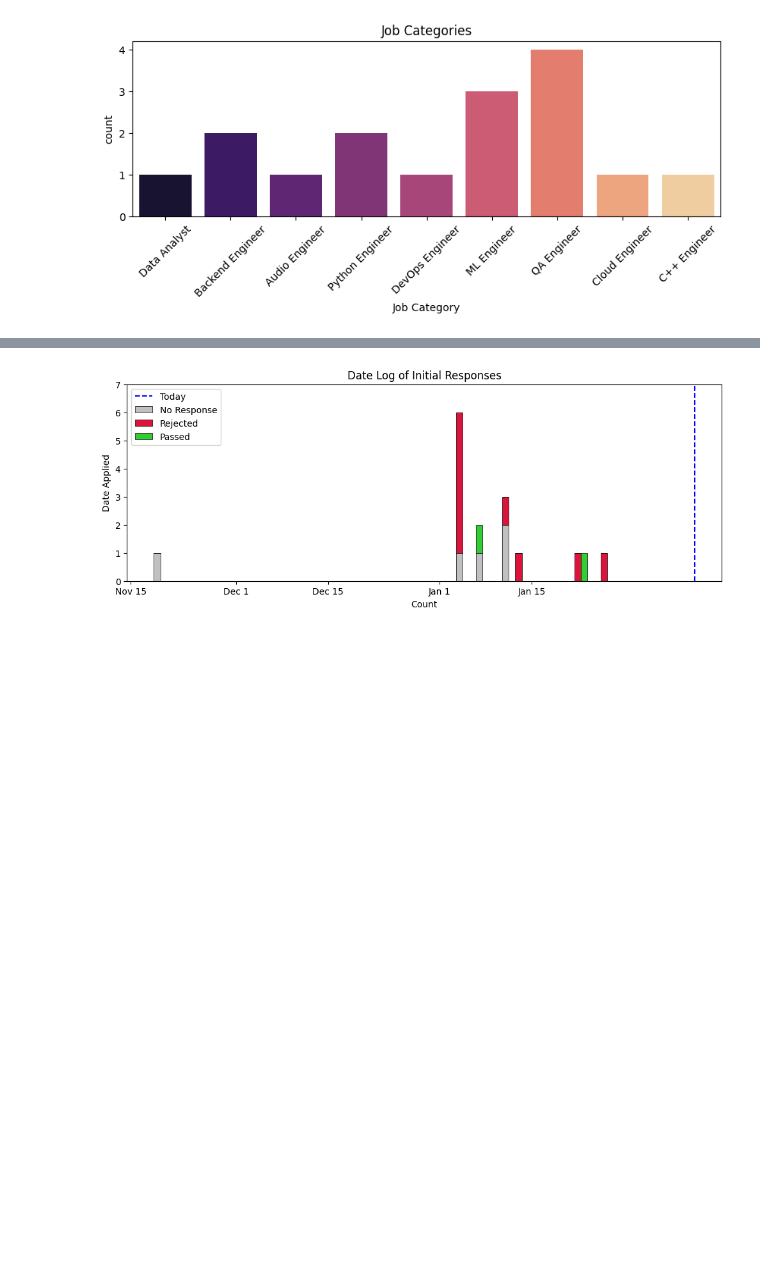
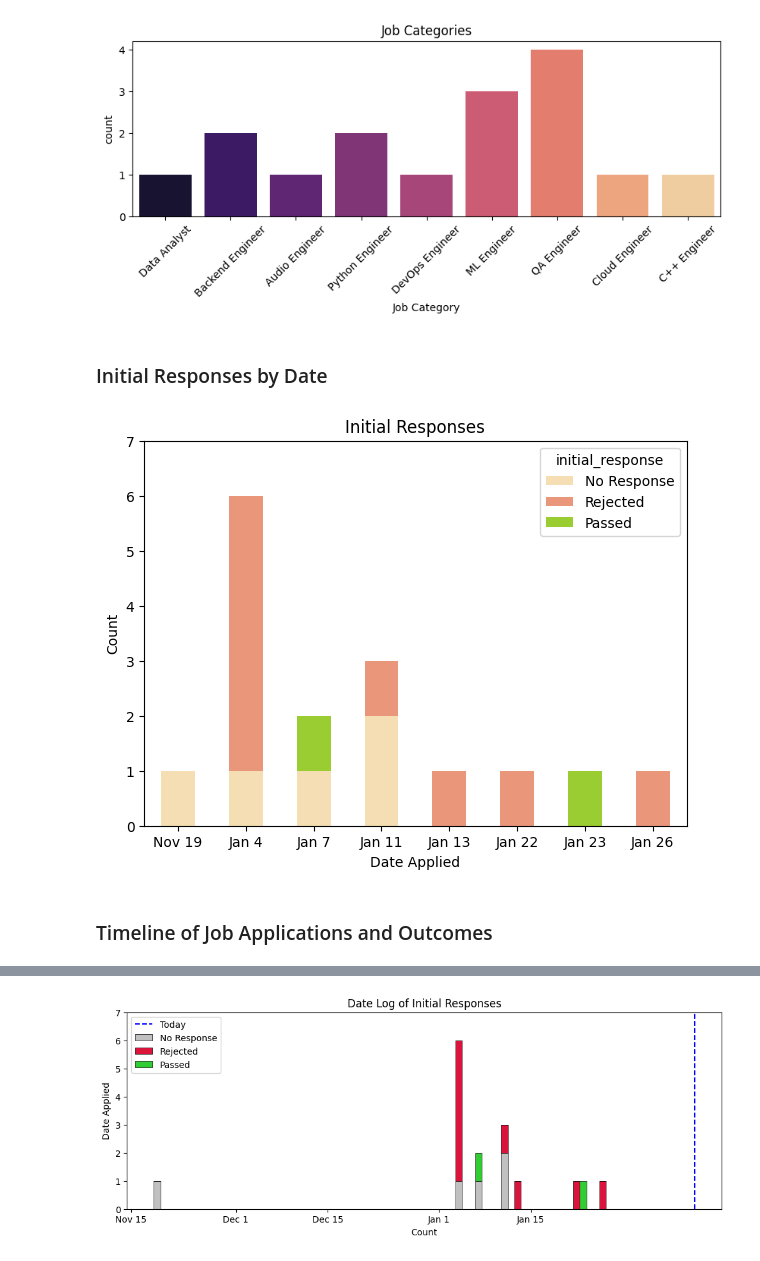
Before and after one commit to emilycardwell/my-jobs, a Jupyter notebook: jobs.ipynb, the cells around one changed output, grey strips where cells are left out. Saved outputs shown, nothing was run; the diff lists cells and outputs as text; code cells hidden in the pictures; blank space fills up the shorter version.

```diff
--- a/jobs.ipynb
+++ b/jobs.ipynb
@@ -195,0 +156,2 @@ jobs_df
+# %%
+jobs_df = old_jobs_df
@@ -202,3 +166,5 @@ plt.xticks(rotation=45)
 plt.show(fig1)
 # %% [output]
 [figure]
+# %% [markdown]
+### Initial Responses by Date
@@ -204,0 +175,20 @@ plt.show(fig1)
+# %%
+resp_graph = graph_df.loc[:, ['No Response', 'Rejected', 'Passed']].plot(
+    figsize=(7,5),
+    kind='bar',
+    stacked=True,
+    color={'No Response': 'wheat', 'Rejected': 'darksalmon', 'Passed': 'yellowgreen'},
+    ylabel='Count',
+    ylim=(0,7),
+    xlabel='Date Applied',
+    title='Initial Responses'
+)
+
+formatted_dates = [pd.to_datetime(x).strftime('%b %-d') for x in graph_df.index]
+resp_graph.set_xticklabels(formatted_dates, rotation=0)
+
+plt.show()
+# %% [output]
+[figure, added]
+# %% [markdown]
+### Timeline of Job Applications and Outcomes
```
Also changed, not shown: parts of 47 cells of this notebook.
